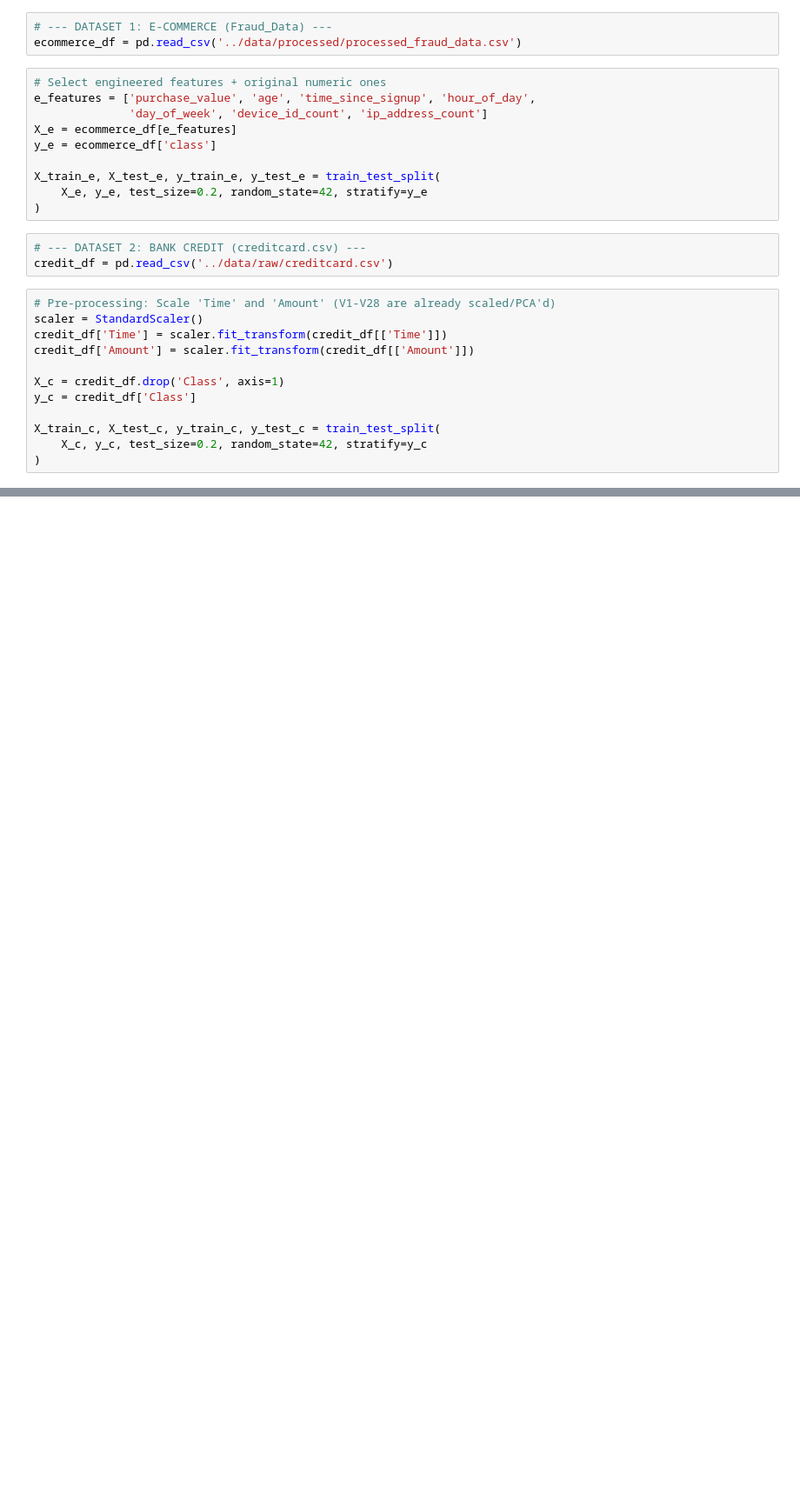
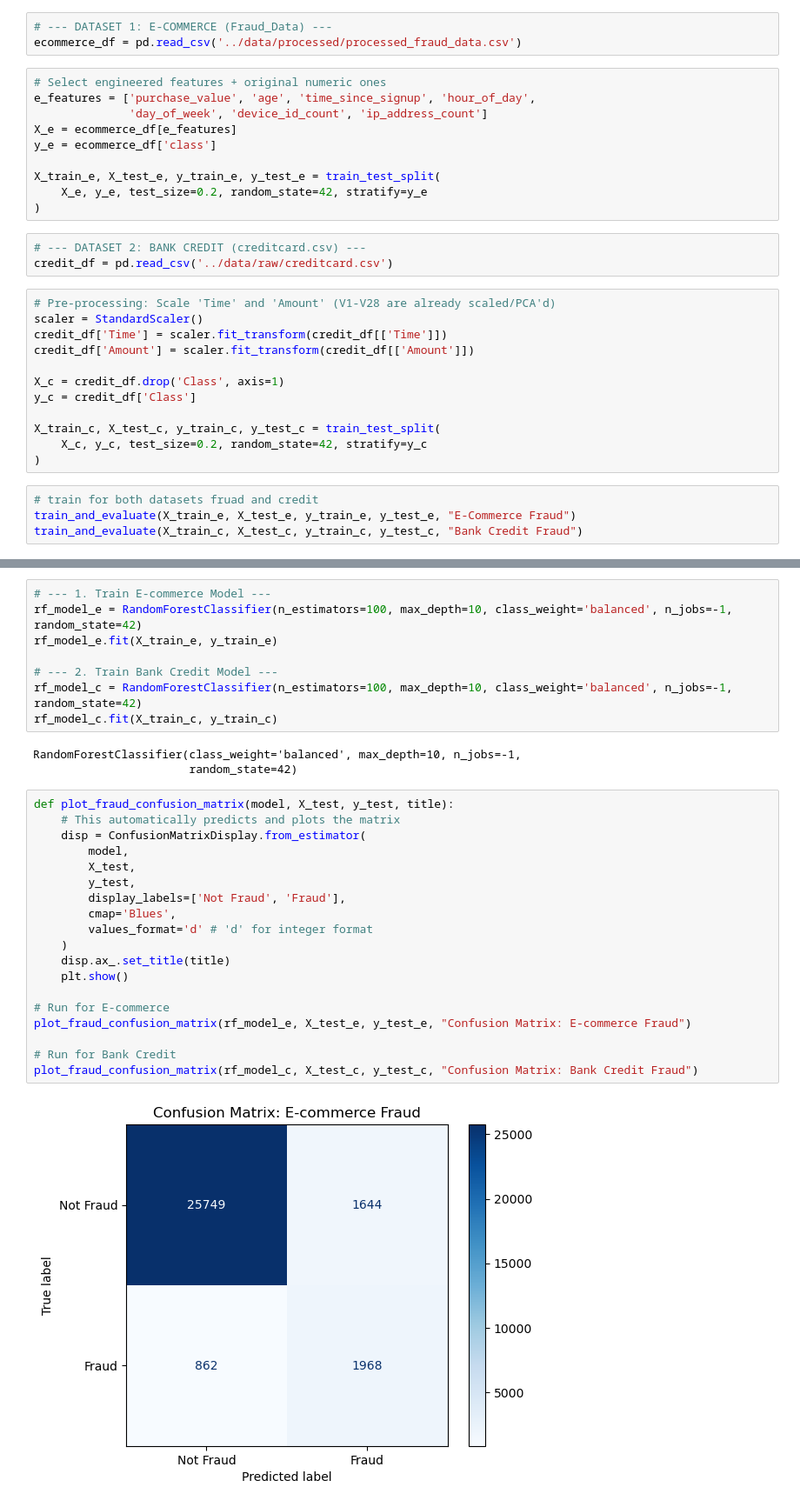
Before and after one commit to wakgariR/fraud-detection, a Jupyter notebook: notebooks/modeling.ipynb, the cells around one changed output, grey strips where cells are left out. Shown at 87% size. Cells and saved outputs as stored; diff of their text form; blank space fills up the shorter version.

Commit message:
save model

```diff
--- a/notebooks/modeling.ipynb
+++ b/notebooks/modeling.ipynb
@@ -32,3 +45,7 @@ y_c = credit_df['Class']
 X_train_c, X_test_c, y_train_c, y_test_c = train_test_split(
     X_c, y_c, test_size=0.2, random_state=42, stratify=y_c
 )
+# %%
+# train for both datasets fruad and credit
+train_and_evaluate(X_train_e, X_test_e, y_train_e, y_test_e, "E-Commerce Fraud")
+train_and_evaluate(X_train_c, X_test_c, y_train_c, y_test_c, "Bank Credit Fraud")
@@ -34,0 +60,32 @@ X_train_c, X_test_c, y_train_c, y_test_c = train_test_split(
+# %%
+# --- 1. Train E-commerce Model ---
+rf_model_e = RandomForestClassifier(n_estimators=100, max_depth=10, class_weight='balanced', n_jobs=-1, random_state=42)
+rf_model_e.fit(X_train_e, y_train_e)
+
+# --- 2. Train Bank Credit Model ---
+rf_model_c = RandomForestClassifier(n_estimators=100, max_depth=10, class_weight='balanced', n_jobs=-1, random_state=42)
+rf_model_c.fit(X_train_c, y_train_c)
+# %% [output]
+RandomForestClassifier(class_weight='balanced', max_depth=10, n_jobs=-1,
+                       random_state=42)
+# %%
+def plot_fraud_confusion_matrix(model, X_test, y_test, title):
+    # This automatically predicts and plots the matrix
+    disp = ConfusionMatrixDisplay.from_estimator(
+        model,
+        X_test,
+        y_test,
+        display_labels=['Not Fraud', 'Fraud'],
+        cmap='Blues',
+        values_format='d' # 'd' for integer format
+    )
+    disp.ax_.set_title(title)
+    plt.show()
+
+# Run for E-commerce
+plot_fraud_confusion_matrix(rf_model_e, X_test_e, y_test_e, "Confusion Matrix: E-commerce Fraud")
+
+# Run for Bank Credit
+plot_fraud_confusion_matrix(rf_model_c, X_test_c, y_test_c, "Confusion Matrix: Bank Credit Fraud")
+# %% [output]
+[figure, added]
```
Also changed, not shown: parts of 6 cells of this notebook, 2 other files.
